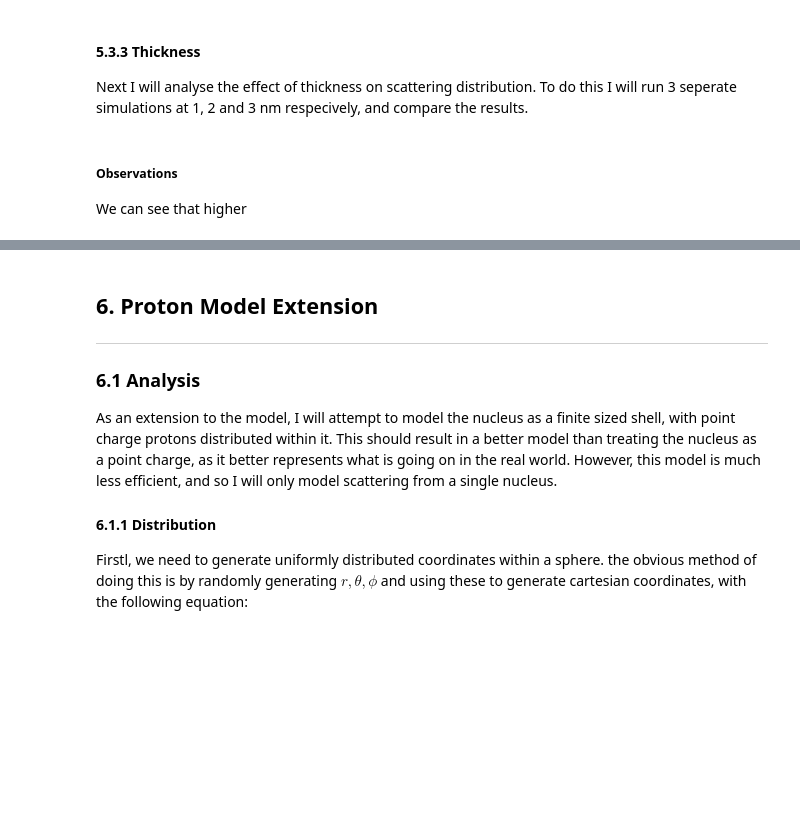
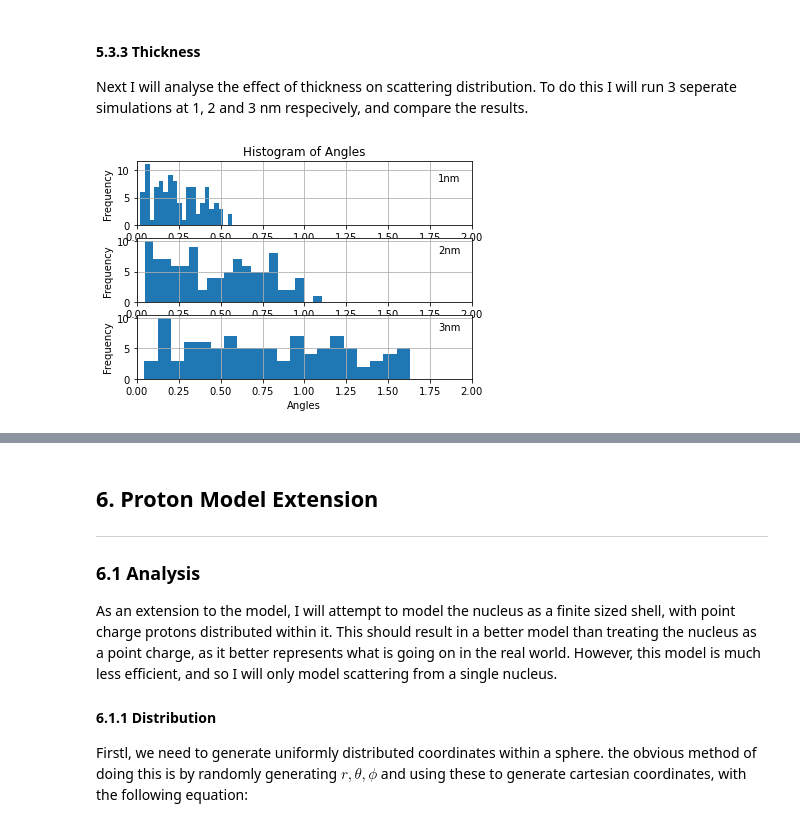
Before and after one commit to freddien03/Simulating-Rutherford-Scattering, a Jupyter notebook: Simulating-Rutherford-Scattering.ipynb, the cells around one changed output, grey strips where cells are left out. Saved outputs shown, nothing was run; the diff lists cells and outputs as text; code cells hidden in the pictures; blank space fills up the shorter version.

```diff
--- a/Simulating-Rutherford-Scattering.ipynb
+++ b/Simulating-Rutherford-Scattering.ipynb
@@ -859,32 +866,30 @@ goldLattice = RutherfordSystem(activity=3.7e9,
 results3 = goldLattice.multiSim(100)
 # %%
 plt.subplot(311)
-plt.hist(results1["angles"], 36)
+plt.hist(results1["angles"], 20)
 plt.xlabel('Angles')
 plt.ylabel('Frequency')
-plt.text(0, 10, "1nm")
+plt.text(1.8, 8, "1nm")
 plt.title('Histogram of Angles')
-plt.xlim(0, 0.2)
+plt.xlim(0, 2)
 plt.grid(True)
 
 plt.subplot(312)
 plt.hist(results2["angles"], 20)
 plt.xlabel('Angles')
 plt.ylabel('Frequency')
-plt.text(0, 10, "2nm")
-plt.xlim(0, 0.2)
+plt.text(1.8, 8, "2nm")
+plt.xlim(0, 2)
 plt.grid(True)
 
 plt.subplot(313)
 plt.hist(results3["angles"], 20)
 plt.xlabel('Angles')
 plt.ylabel('Frequency')
-plt.text(0, 10, "3nm")
-plt.xlim(0, 0.2)
+plt.text(1.8, 8, "3nm")
+plt.xlim(0, 2)
 plt.grid(True)
 
 plt.show()
+# %% [output]
+[figure, added]
-# %% [markdown]
-##### Observations
-
-We can see that higher
```
Also changed, not shown: parts of 7 cells of this notebook, 5 other files.
